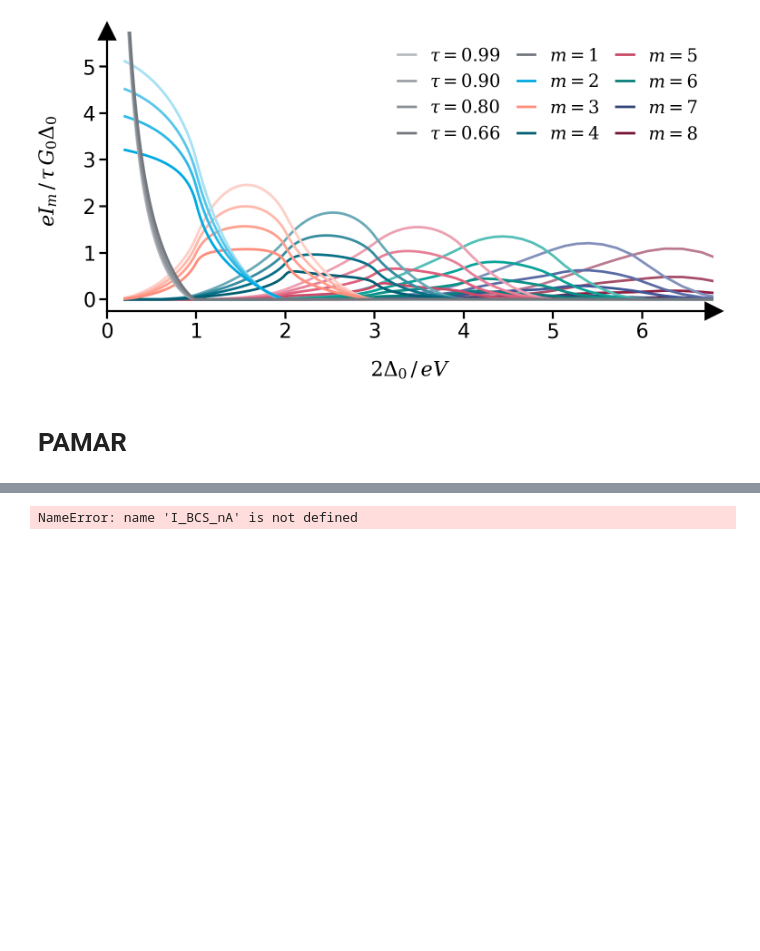
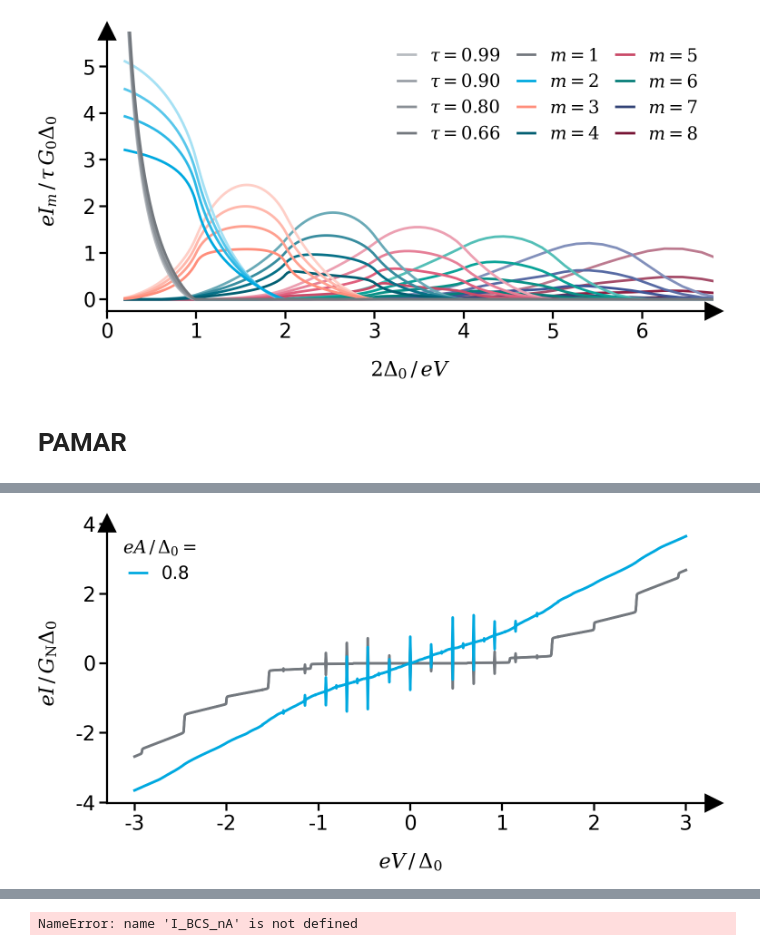
Before and after one commit to schmampf/dissertation, a Jupyter notebook: theory/meso/meso.ipynb, the cells around one changed output, grey strips where cells are left out. Cells and saved outputs as stored; diff of their text form; code cells hidden in the pictures; blank space fills up the shorter version.

```diff
--- a/theory/meso/meso.ipynb
+++ b/theory/meso/meso.ipynb
@@ -887,0 +837,54 @@ theory_layout(fig, ax, title, xlabel, ylabel, padding=(0.3, 0.3))
+# %%
+fig, ax = get_figure(figsize=(3.8, 2.0))
+
+colors1 = [seeblau100, seeblau65, seeblau35]
+colors2 = [seegrau100, seegrau65, seegrau35]
+
+for i_a, a_mV in enumerate(A_mV):
+    ax.plot(
+        V,
+        (I_PAT_nA[i_a, :] + I_SS_nA[i_a, :]) / (G_N * G_0_muS * Delta_meV),
+        V,
+        (I_PAT_nA[i_a, :] - I_SS_nA[i_a, :]) / (G_N * G_0_muS * Delta_meV),
+        "-",
+        color=colors2[i_a],
+        ms=1,
+        zorder=i_a,
+    )
+    ax.plot(
+        V,
+        (I_PAMAR_nA[i_a, :] + I_fSS_nA[i_a, :]) / (G_N * G_0_muS * Delta_meV),
+        V,
+        (I_PAMAR_nA[i_a, :] - I_fSS_nA[i_a, :]) / (G_N * G_0_muS * Delta_meV),
+        "-",
+        color=colors1[i_a],
+        ms=1,
+        zorder=i_a,
+    )
+
+handles, labels = [], []
+for i, a_mV in enumerate(A_mV):
+    line_handle = Line2D([0], [0], color=colors1[i], linestyle="-")
+    label = f"{A_mV[i]/Delta_meV:1.1f}"
+    handles.append(line_handle)
+    labels.append(label)
+ax.legend(
+    handles=handles,
+    labels=labels,
+    title="$eA\\,/\\,\\Delta_0 = $",
+    handlelength=1.0,
+    loc="upper left",
+    frameon=False,
+    fontsize=7,
+    title_fontsize=7,
+    ncols=1,
+    columnspacing=1.0,
+)
+
+xlabel = "$eV\\,/\\,\\Delta_0$"
+ylabel = "$eI\\,/\\,G_\\mathrm{N}\\Delta_0$"
+title = None
+
+theory_layout(fig, ax, title, xlabel, ylabel, padding=(0.3, 0.3))
+# %% [output]
+[figure, added]
```
Also changed, not shown: parts of 11 cells of this notebook, 17 other files.
